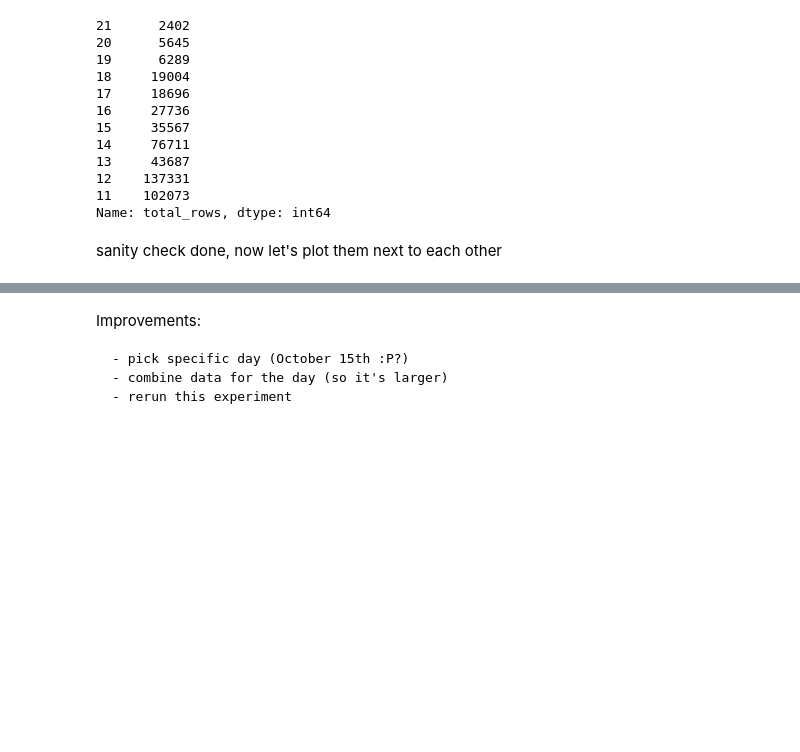
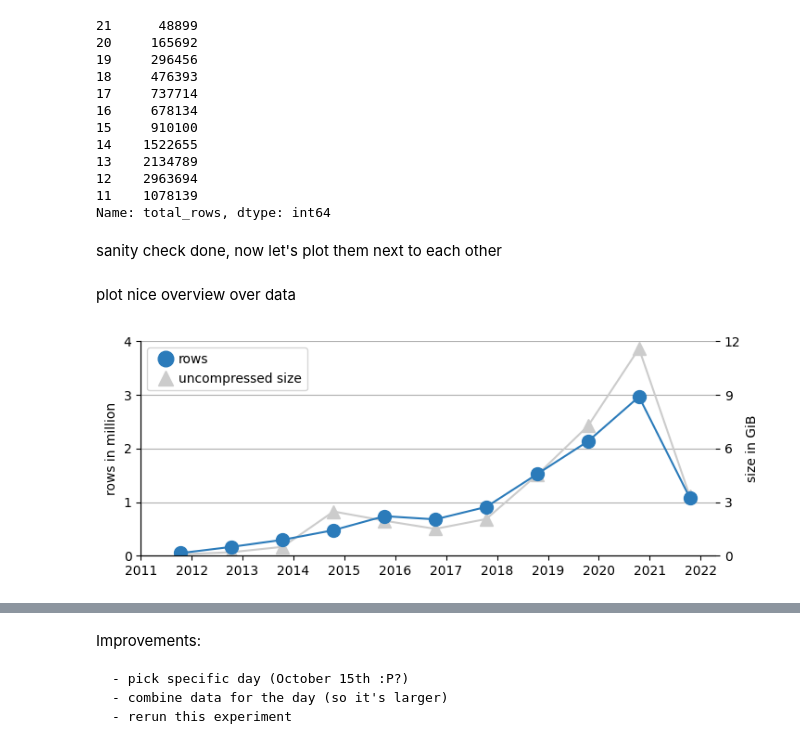
Before and after one commit to tuplex/tuplex, a Jupyter notebook: experimental/notebooks/02_paper_plot_github_sample.ipynb, the cells around one changed output, grey strips where cells are left out. Saved outputs shown, nothing was run; the diff lists cells and outputs as text; code cells hidden in the pictures; blank space fills up the shorter version.

```diff
--- a/experimental/notebooks/02_paper_plot_github_sample.ipynb
+++ b/experimental/notebooks/02_paper_plot_github_sample.ipynb
@@ -110,0 +18,6 @@ import numpy as np
+# %%
+with open('experiment_result.json', 'r') as fp:
+    data = fp.read()
+# %%
+lines = data.strip().split('\n')
+len(lines)
@@ -111,5 +26,8 @@ import numpy as np
+# %%
+d = [json.loads(line) for line in lines]
+df = pd.DataFrame(d)
 # %%
-df = pd.read_json('data.json', lines=True)
+#df = pd.read_json('experimental_data.json', lines=True)
 #df = pd.read_json('data_first8mb_sampled.json', lines=True)
 # df = pd.read_json('data_first256K_sampled.json', lines=True)
 # %%
@@ -139,23 +60,68 @@ Name: total_rows, dtype: int64
 # %%
 df[df['mode'] == 'global'].sort_values(by=['year'])['total_rows']
 # %% [output]
-21      2402
-20      5645
-19      6289
-18     19004
-17     18696
-16     27736
-15     35567
-14     76711
-13     43687
-12    137331
-11    102073
+21      48899
+20     165692
+19     296456
+18     476393
+17     737714
+16     678134
+15     910100
+14    1522655
+13    2134789
+12    2963694
+11    1078139
 Name: total_rows, dtype: int64
 # %% [markdown]
 sanity check done, now let's plot them next to each other
 # %%
 df_hyper = df[df['mode'] == 'hyper'].sort_values(by=['year'])
 df_global = df[df['mode'] == 'global'].sort_values(by=['year'])
+# %% [markdown]
+plot nice overview over data
+# %%
+plt.figure(figsize=(8, 3))
+
+primary_col = sns.color_palette('Blues')[-2]
+secondary_col = [0.8]*3
+
+
+ax1 = plt.gca()
+xq = np.arange(len(df_global))
+oct_offset = 288/365 # ignore leap year
+ax1.plot(xq + oct_offset, df_global['total_rows'] / 10**6, marker='o', color=primary_col, markersize=10)
+
+ax1.set_ylabel('rows in million')
+ax1.set_ylim(0, 4)
+xt = np.array([0, 1, 2, 3, 4])
+ax1.set_yticks(xt)
+ax2 = ax1.twinx()
+ax2.plot(xq + oct_offset, df_global['buf_size_uncompressed'] / (1024**3), color=secondary_col, marker='^', markersize=10)
+ax2.set_ylim(0, 12)
+ax2.set_yticks(xt * 3)
+ax2.set_ylabel('size in GiB')
+
+# fix for ordering
+ax2.zorder=0
+ax1.zorder=1
+ax1.patch.set_visible(False)
+
+lgd_handles = []
+lgd_handles.append(Line2D([0], [0], marker='o', color=primary_col, label='rows',
+                    markerfacecolor=primary_col, markersize=12, linewidth=0))
+lgd_handles.append(Line2D([0], [0], marker='^', color=secondary_col, label='uncompressed size',
+                    markerfacecolor=secondary_col, markersize=12, linewidth=0))
+ax = plt.gca()
+ax.legend(handles=lgd_handles, fontsize=10, handletextpad=0.05)
+
+sns.despine()
+xq = np.arange(len(df_global) + 1)
+plt.xticks(xq, list(df_global['year'].values) + ['2022'])
+plt.grid(axis='y')
+
+plt.savefig('peryear_data_overview.pdf', transparent=True, bbox_inches = 'tight', pad_inches = 0)
+# %% [output]
+[figure, added]
 # %%
 def plot_bars(subdf, xoff, w, c1, c2, c3):
     xq = np.arange(len(subdf))
```
Also changed, not shown: parts of 22 cells of this notebook, 2 other files.
